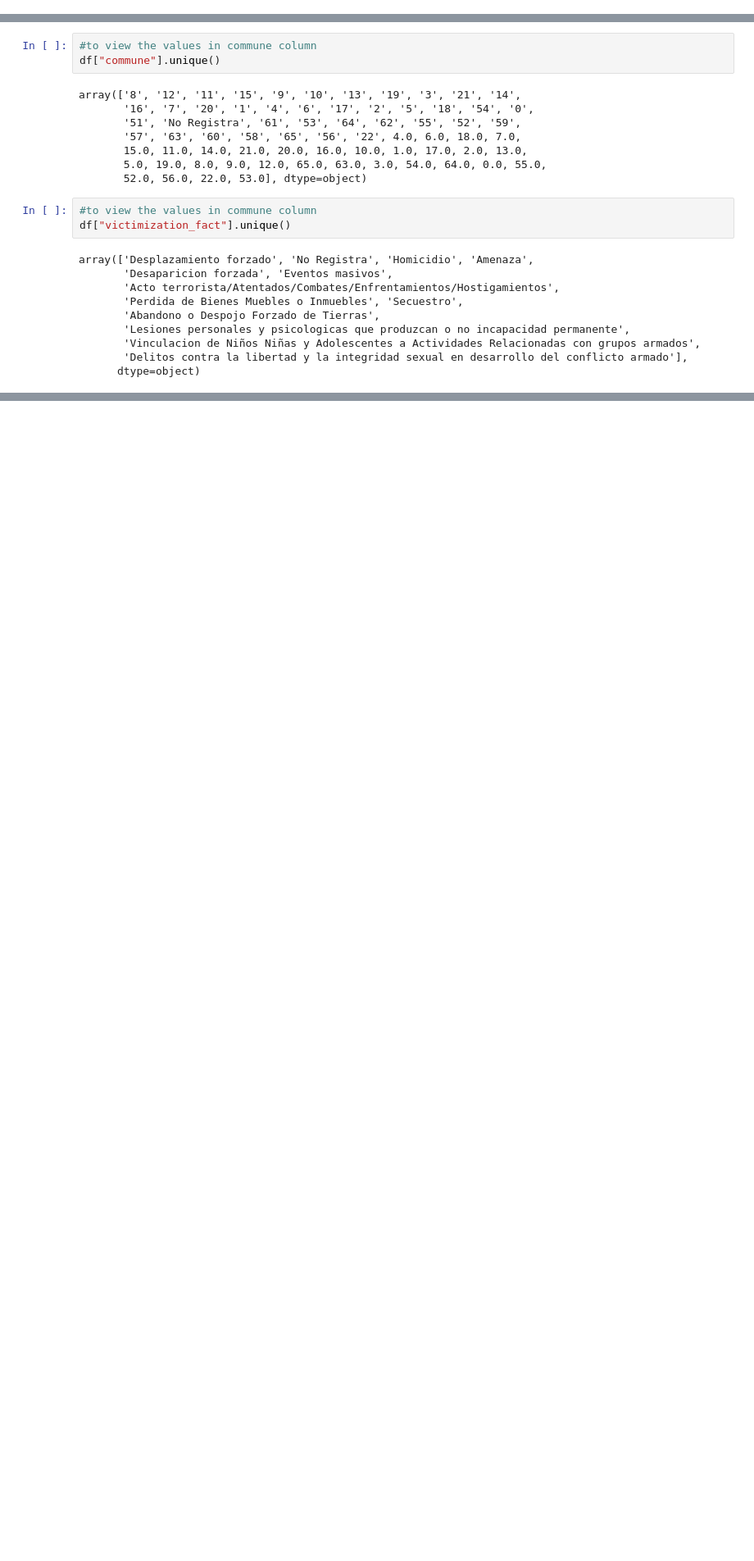
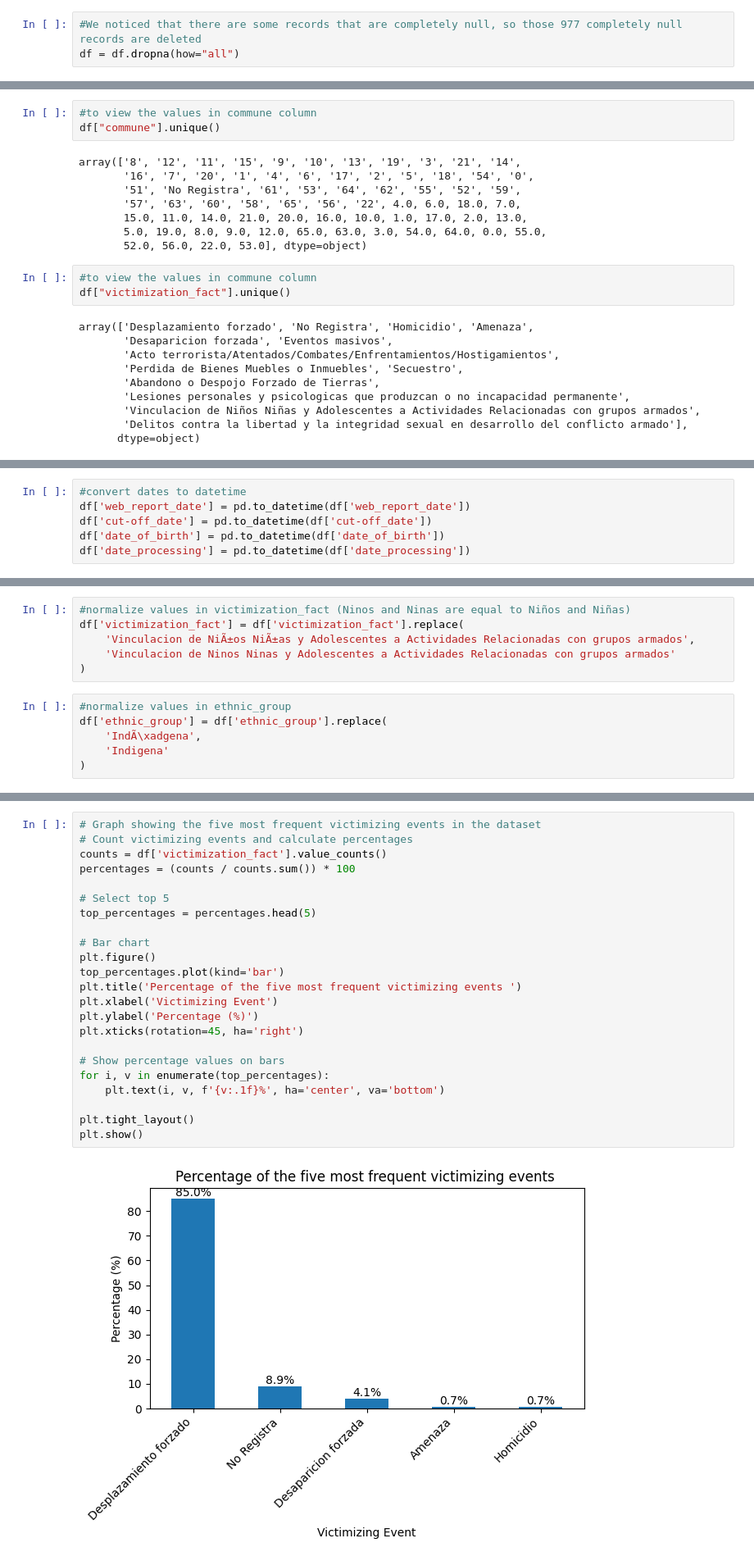
Before and after one commit to vamphook972/armed-conflict-ETL-project, a Jupyter notebook: notebooks/extraction _transformation.ipynb, the cells around one changed output, grey strips where cells are left out. Shown at 82% size. Cells and saved outputs as stored; diff of their text form; blank space fills up the shorter version.

```diff
--- a/notebooks/extraction _transformation.ipynb
+++ b/notebooks/extraction _transformation.ipynb
@@ -171,3 +182,6 @@ dtype: int64
+# %%
+#We noticed that there are some records that are completely null, so those 977 completely null records are deleted
+df = df.dropna(how="all")
 # %%
 #To see the percentage of nulls in each column (victimization_fact and commune)
 percentage_nulls_fact = (((df["victimization_fact"].isna().sum())/df.shape[0])*100 )
@@ -301,0 +336,6 @@ array(['Cali', nan], dtype=object)
+# %%
+#convert dates to datetime
+df['web_report_date'] = pd.to_datetime(df['web_report_date'])
+df['cut-off_date'] = pd.to_datetime(df['cut-off_date'])
+df['date_of_birth'] = pd.to_datetime(df['date_of_birth'])
+df['date_processing'] = pd.to_datetime(df['date_processing'])
@@ -301,0 +389,12 @@ array(['Cali', nan], dtype=object)
+# %%
+#normalize values in victimization_fact (Ninos and Ninas are equal to Niños and Niñas)
+df['victimization_fact'] = df['victimization_fact'].replace(
+    'Vinculacion de NiÃ±os NiÃ±as y Adolescentes a Actividades Relacionadas con grupos armados',
+    'Vinculacion de Ninos Ninas y Adolescentes a Actividades Relacionadas con grupos armados'
+)
+# %%
+#normalize values in ethnic_group
+df['ethnic_group'] = df['ethnic_group'].replace(
+    'IndÃ\xadgena',
+    'Indigena'
+)
@@ -301,0 +403,25 @@ array(['Cali', nan], dtype=object)
+# %%
+# Graph showing the five most frequent victimizing events in the dataset
+# Count victimizing events and calculate percentages
+counts = df['victimization_fact'].value_counts()
+percentages = (counts / counts.sum()) * 100
+
+# Select top 5
+top_percentages = percentages.head(5)
+
+# Bar chart
+plt.figure()
+top_percentages.plot(kind='bar')
+plt.title('Percentage of the five most frequent victimizing events ')
+plt.xlabel('Victimizing Event')
+plt.ylabel('Percentage (%)')
+plt.xticks(rotation=45, ha='right')
+
+# Show percentage values on bars
+for i, v in enumerate(top_percentages):
+    plt.text(i, v, f'{v:.1f}%', ha='center', va='bottom')
+
+plt.tight_layout()
+plt.show()
+# %% [output]
+[figure, added]
```
Also changed, not shown: parts of 24 cells of this notebook.
